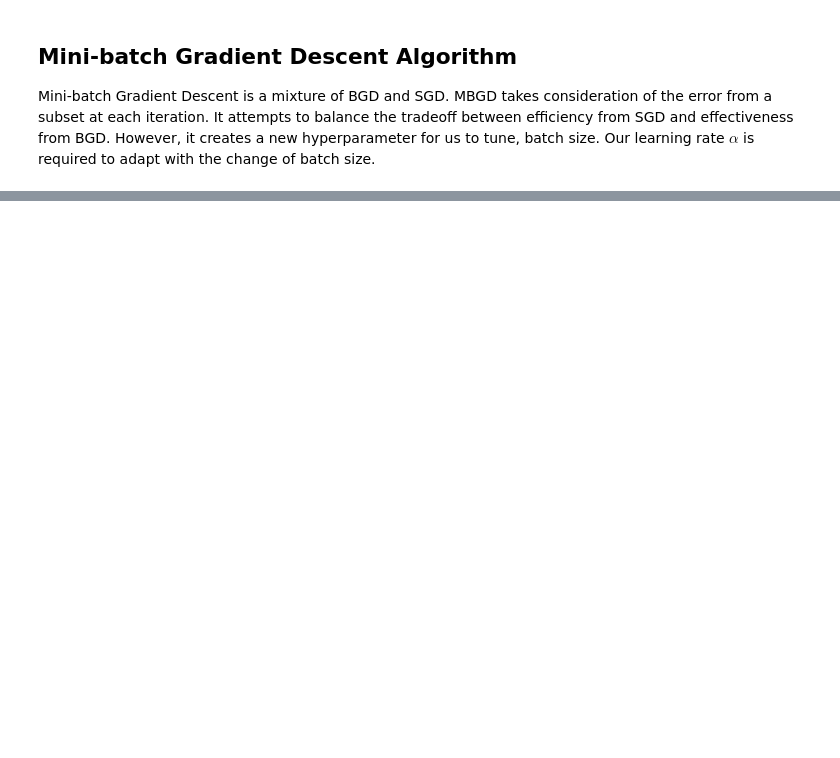
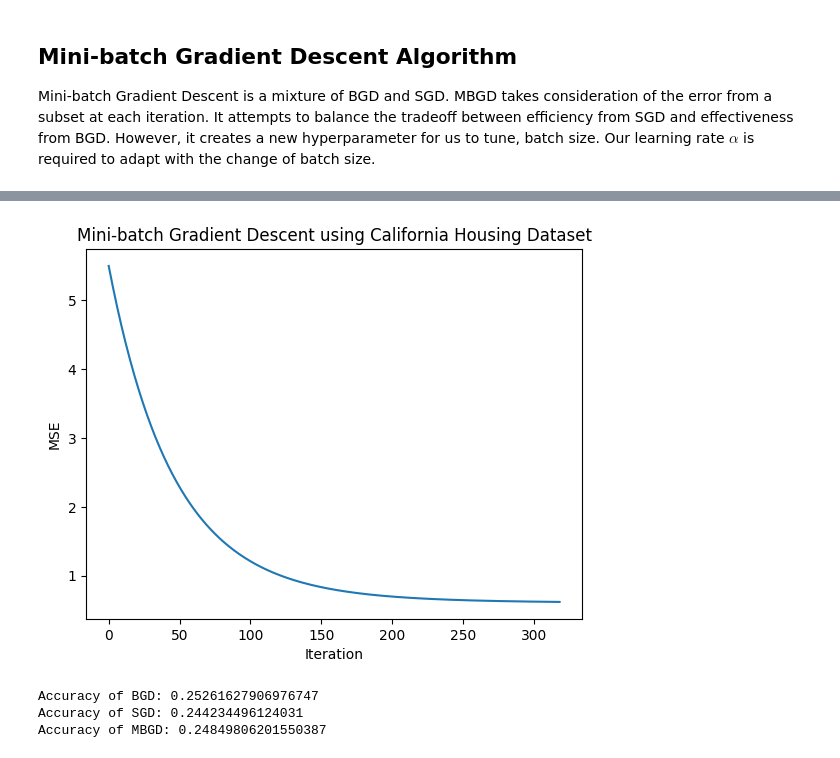
Before and after one commit to howiess/Data-Science, a Jupyter notebook: Supervised Learning/Gradient Descent.ipynb, the cells around one changed output, grey strips where cells are left out. Cells and saved outputs as stored; diff of their text form; code cells hidden in the pictures; blank space fills up the shorter version.

Commit message:
Added Mini-batch Gradient Descent Algorithm

```diff
--- a/Supervised Learning/Gradient Descent.ipynb
+++ b/Supervised Learning/Gradient Descent.ipynb
@@ -257,0 +323,39 @@ Mini-batch Gradient Descent is a mixture of BGD and SGD. MBGD takes consideratio
+# %%
+# Compute MSE for all predictions
+mse_list = [np.mean((pred - y) ** 2) for pred in all_predictions_mbgd]
+# Plot the MSE
+plt.plot(mse_list)
+plt.xlabel('Iteration')
+plt.ylabel('MSE')
+plt.title('Mini-batch Gradient Descent using California Housing Dataset')
+plt.show()
+# %% [output]
+[figure, added]
+# %%
+# Predictions using BGD
+forecast_bgd = X @ theta_bgd
+forecast_bgd_rounded = np.round(forecast_bgd)
+
+# Predictions using SGD
+forecast_sgd = X @ theta_sgd
+forecast_sgd_rounded = np.round(forecast_sgd)
+
+# Predictions using MBGD
+forecast_mbgd = X @ theta_mbgd
+forecast_mbgd_rounded = np.round(forecast_mbgd)
+
+# Compute "accuracy" for BGD
+accuracy_bgd = len(forecast_bgd_rounded[(forecast_bgd_rounded - y)**2 < 0.05]) / len(y)
+print('Accuracy of BGD:', accuracy_bgd)
+
+# Compute "accuracy" for SGD
+accuracy_sgd = len(forecast_sgd_rounded[(forecast_sgd_rounded - y)**2 < 0.05]) / len(y)
+print('Accuracy of SGD:', accuracy_sgd)
+
+# Compute "accuracy" for MBGD
+accuracy_mbgd = len(forecast_mbgd_rounded[(forecast_mbgd_rounded - y)**2 < 0.05]) / len(y)
+print('Accuracy of MBGD:', accuracy_mbgd)
+# %% [output]
+Accuracy of BGD: 0.25261627906976747
+Accuracy of SGD: 0.244234496124031
+Accuracy of MBGD: 0.24849806201550387
```
Also changed, not shown: parts of 6 cells of this notebook.
